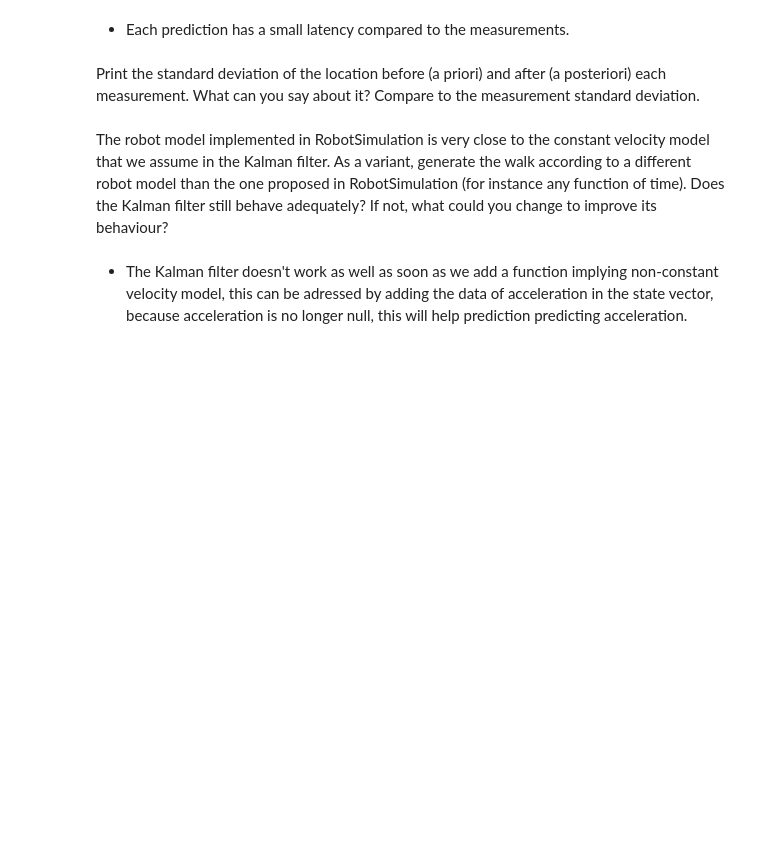
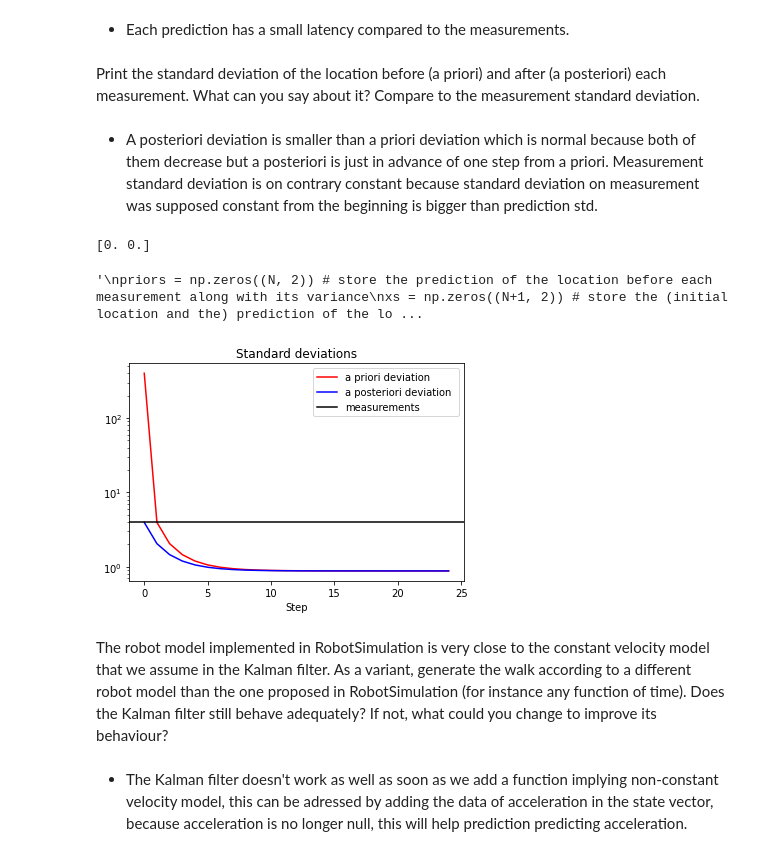
Before and after one commit to Jonathan-GUERIN/IMA208, a Jupyter notebook: TP3/TP_KalmanFiltering.ipynb, the cells around one changed output. Saved outputs shown, nothing was run; the diff lists cells and outputs as text; code cells hidden in the pictures; blank space fills up the shorter version.

```diff
--- a/TP3/TP_KalmanFiltering.ipynb
+++ b/TP3/TP_KalmanFiltering.ipynb
@@ -270,6 +270,72 @@ What can you say at each timestep of the position of the filtered estimate compa
 - Each prediction has a small latency compared to the measurements.
 # %% [markdown]
 Print the standard deviation of the location before (a priori) and after (a posteriori) each measurement. What can you say about it? Compare to the measurement standard deviation.
+# %% [markdown]
+- A posteriori deviation is smaller than a priori deviation which is normal because both of them decrease but a posteriori is just in advance of one step from a priori. Measurement standard deviation is on contrary constant because standard deviation on measurement was supposed constant from the beginning is bigger than prediction std.
+# %%
+# Initialize the Kalman filter
+dim_x = 2
+dim_z = 1
+kf = KalmanFilter(dim_x,dim_z)
+
+kf.x = np.zeros((dim_x)) # Initialize the location and velocity at 0.
+print(np.zeros((dim_x)).T)
+kf.P = np.array([[20**2,0],[0,2**2]]) # Initialize the standard deviation of the location at 20. and the std of the velocity at 2.
+
+kf.F = np.eye(dim_x) # Set the transition matrix to that corresponding to a constant velocity model
+kf.Q = np.array([[process_std**2,0],[0,0.1**2]]) # Set the process noise std to process_std for the location and 0.1 for the velocity
+kf.H = np.array([[1,0]]) # Set the measurement matrix to only observe the location
+kf.R = np.array([[measurement_std**2]]) # Set the measurement std to measurement_std
+
+# Run the Kalman filter at each timestep and store the predictions in the arrays below
+
+priors = np.zeros((N, 2)) # store the prediction of the location before each measurement along with its variance
+xs = np.zeros((N+1, 2)) # store the (initial location and the) prediction of the location after each measurement + its variance
+vs = np.zeros((N+1, 2)) # store the (initial velocity and the) velocity after each measurement along with the predicted variance
+
+xs[0,:] = np.array([kf.x[0],kf.P[0,0]])
+vs[0,:] = np.array([kf.x[1],kf.P[1,1]])
+
+for i, z in enumerate(zs):
+    # Run the predict/update steps of the Kalman filter and fill priors, xs and vs
+    kf.predict()
+    priors[i] = np.array([kf.x[0],kf.P[0,0]])
+    kf.update(z)
+    xs[i+1,:] = np.array([kf.x[0],kf.P[0,0]])
+    vs[i+1,:] = np.array([kf.x[1],kf.P[1,1]])
+# %% [output]
+[0. 0.]
+# %%
+"""
+priors = np.zeros((N, 2)) # store the prediction of the location before each measurement along with its variance
+xs = np.zeros((N+1, 2)) # store the (initial location and the) prediction of the location after each measurement + its variance
+vs = np.zeros((N+1, 2)) # store the (initial velocity and the) velocity after each measurement along with the predicted variance
+
+xs[0,:] = [kf.x[0], kf.P[0,0]]
+vs[0,:] = [kf.x[1], kf.P[1,1]]
+
+for i, z in enumerate(zs):
+    # Run the predict/update steps of the Kalman filter and fill priors, xs and vs
+    kf.predict() # predicting
+    xs[i+1,:] = [kf.x[0], kf.P[0,0]]
+    kf.update(np.array(z)) # measuring
+    priors[i,:] = kf.x
+    vs[i+1,:] = [kf.x[1], kf.P[1,1]]
+"""
+# %% [output]
+'\npriors = np.zeros((N, 2)) # store the prediction of the location before each measurement along with its variance\nxs = np.zeros((N+1, 2)) # store the (initial location and the) prediction of the lo ...
+# %%
+plt.figure()
+plt.title('Standard deviations')
+plt.yscale('log')
+plt.xlabel('Step')
+plt.plot(xs[:-1,1], label = 'a priori deviation', color = 'r')
+plt.plot(xs[1:,1], label = 'a posteriori deviation ', color = 'b')
+plt.axhline(y = kf.R, label = 'measurements' , color = 'k')
+plt.legend()
+plt.show()
+# %% [output]
+[figure, added]
 # %% [markdown]
 The robot model implemented in RobotSimulation is very close to the constant velocity model that we assume in the Kalman filter. As a variant, generate the walk according to a different robot model than the one proposed in RobotSimulation (for instance any function of time). Does the Kalman filter still behave adequately? If not, what could you change to improve its behaviour?
 # %% [markdown]
```
Also changed, not shown: parts of 4 cells of this notebook, 4 other files.
